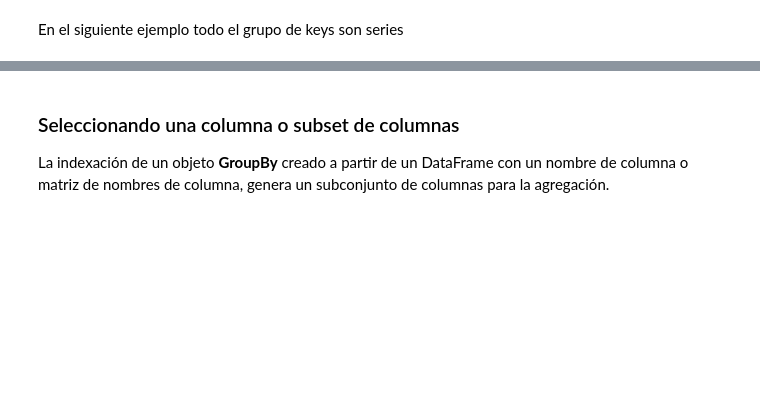
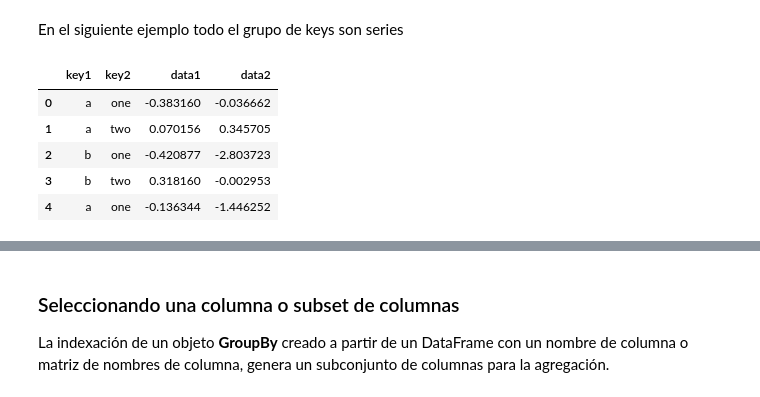
Before and after one commit to al34n1x/DataScience, a Jupyter notebook: 6.Gestion_de_datos/Agregación_de_datos.ipynb, the cells around one changed output, grey strips where cells are left out. Cells and saved outputs as stored; diff of their text form; code cells hidden in the pictures; blank space fills up the shorter version.

```diff
--- a/6.Gestion_de_datos/Agregación_de_datos.ipynb
+++ b/6.Gestion_de_datos/Agregación_de_datos.ipynb
@@ -93,5 +121,14 @@ En el siguiente ejemplo todo el grupo de keys son series
 #@title
 prov = np.array(['Buenos Aires', 'Buenos Aires', 'Córdoba', 'Córdoba', 'Tucumán'])
 anios = np.array([2005, 2005, 2005, 2006, 2006])
+# %%
+df
+# %% [output]
+|  | key1 | key2 | data1 | data2 |
+| 0 | a | one | -0.383160 | -0.036662 |
+| 1 | a | two | 0.070156 | 0.345705 |
+| 2 | b | one | -0.420877 | -2.803723 |
+| 3 | b | two | 0.318160 | -0.002953 |
+| 4 | a | one | -0.136344 | -1.446252 |
 # %%
 #@title
```
Also changed, not shown: parts of 48 cells of this notebook.
